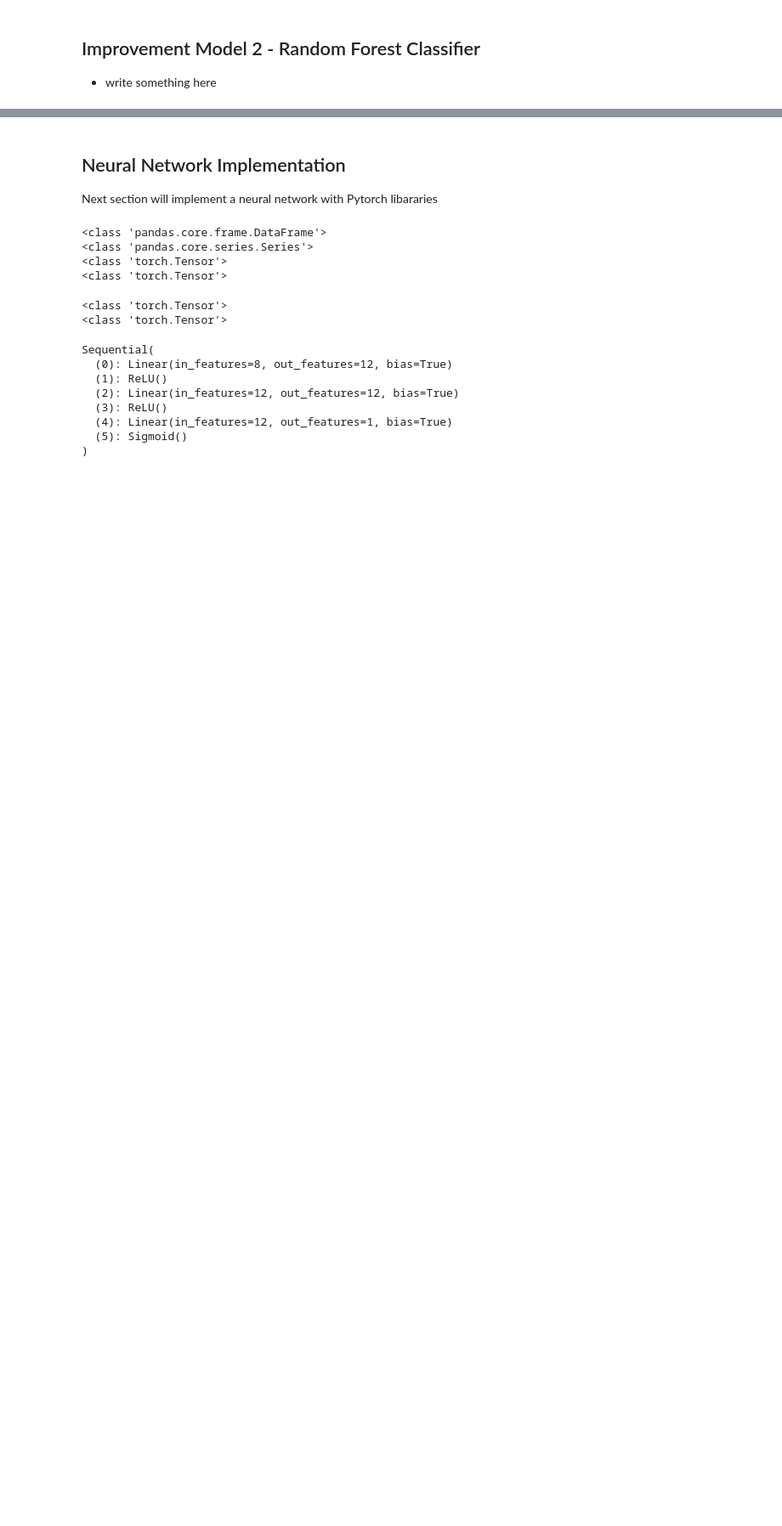
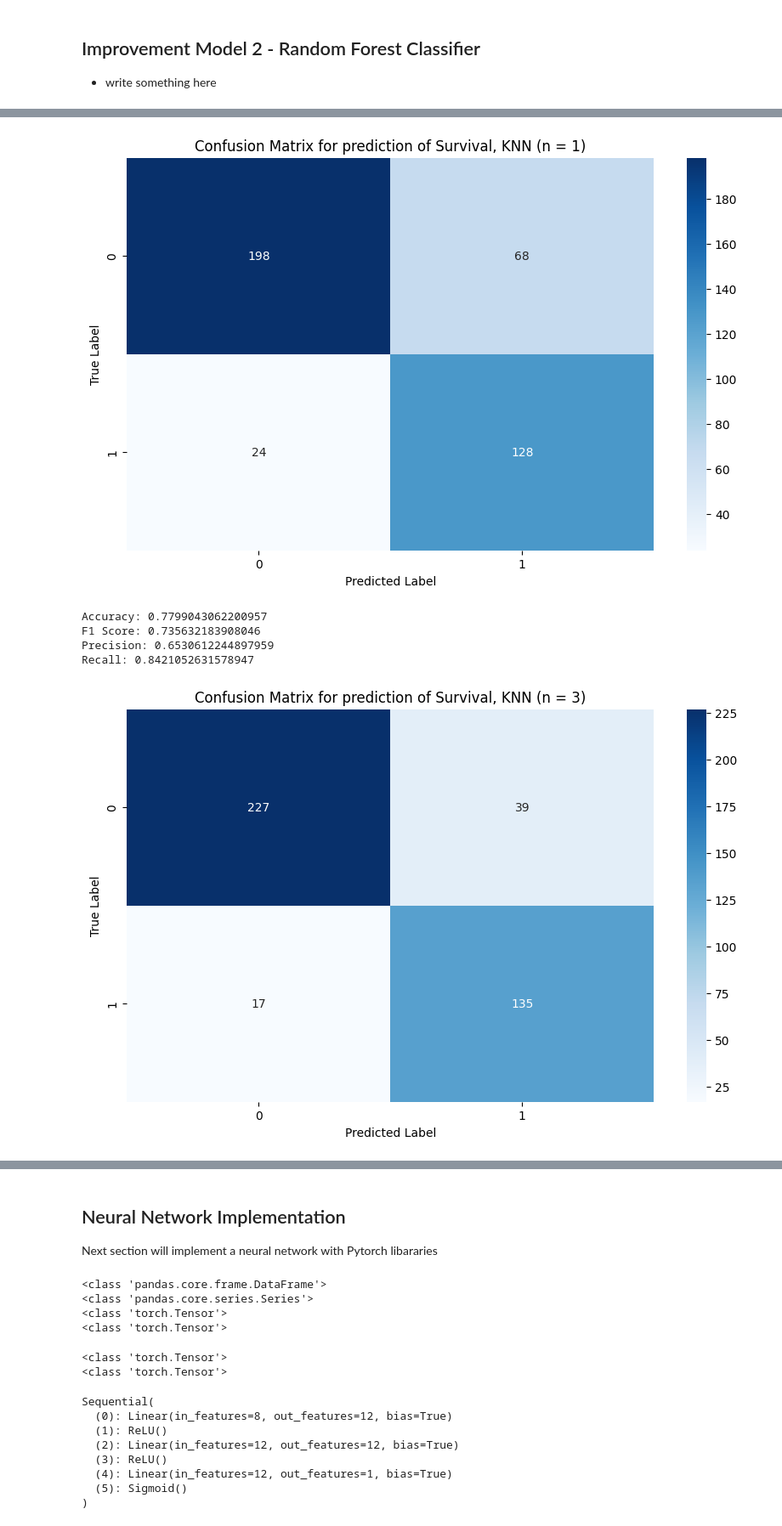
Before and after one commit to SarankanT/546-Final-Project, a Jupyter notebook: Titanic_proposal_Baseline&Improvements_MSCI546.ipynb, the cells around one changed output, grey strips where cells are left out. Shown at 85% size. Drawn from its saved outputs; the diff is of its cells as text; code cells hidden in the pictures; blank space fills up the shorter version.

```diff
--- a/Titanic_proposal_Baseline&Improvements_MSCI546.ipynb
+++ b/Titanic_proposal_Baseline&Improvements_MSCI546.ipynb
@@ -386,0 +317,45 @@ plt.show()
+# %%
+from sklearn.preprocessing import StandardScaler
+from sklearn.neighbors import KNeighborsClassifier
+
+# start by preprocessing the data so values are more "normalized"
+scaler = StandardScaler()
+X_train_scaled = scaler.fit_transform(X_train)
+X_test_scaled = scaler.transform(X_Testing)
+
+k_experiments = [1, 3, 5, 7]
+for k in k_experiments:
+  # train KNN model
+  knn = KNeighborsClassifier(n_neighbors=k)
+  knn.fit(X_train_scaled, y_train)
+
+  # make predictions
+  y_pred_knn = knn.predict(X_test_scaled)
+
+  # evaluate model
+  knn_cm = metrics.confusion_matrix(y_testing, y_pred_knn)
+
+  # plot confusion matrix
+  plt.figure(figsize=(10, 6))
+  sns.heatmap(knn_cm, annot=True, fmt='d', cmap='Blues')
+  plt.title(f'Confusion Matrix for prediction of Survival, KNN (n = {k})')
+  plt.xlabel('Predicted Label')
+  plt.ylabel('True Label')
+  plt.show()
+
+  # compute metrics
+  accuracy = accuracy_score(y_testing, y_pred_knn)
+  print("Accuracy:", accuracy)
+  F1 = f1_score(y_testing,y_pred_knn)
+  print("F1 Score:", F1)
+  precision = precision_score(y_testing,y_pred_knn)
+  recall = recall_score(y_testing,y_pred_knn)
+  print("Precision:", precision)
+  print("Recall:", recall)
+# %% [output]
+[figure, added]
+Accuracy: 0.7799043062200957
+F1 Score: 0.735632183908046
+Precision: 0.6530612244897959
+Recall: 0.8421052631578947
+[figure, added]
```
Also changed, not shown: parts of 32 cells of this notebook.
